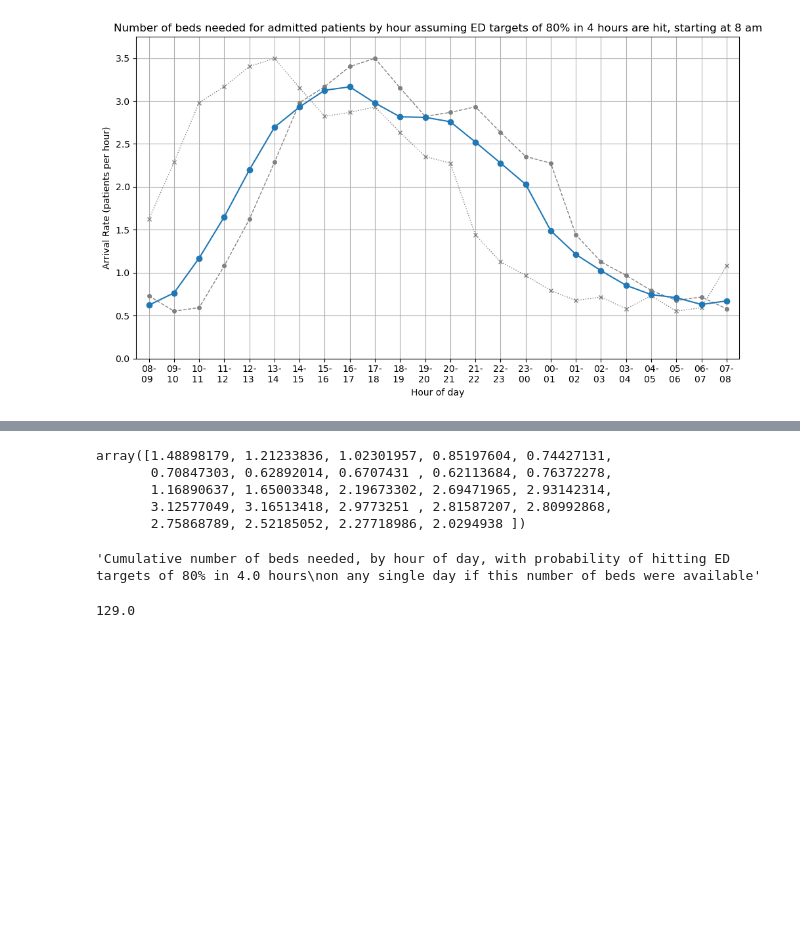
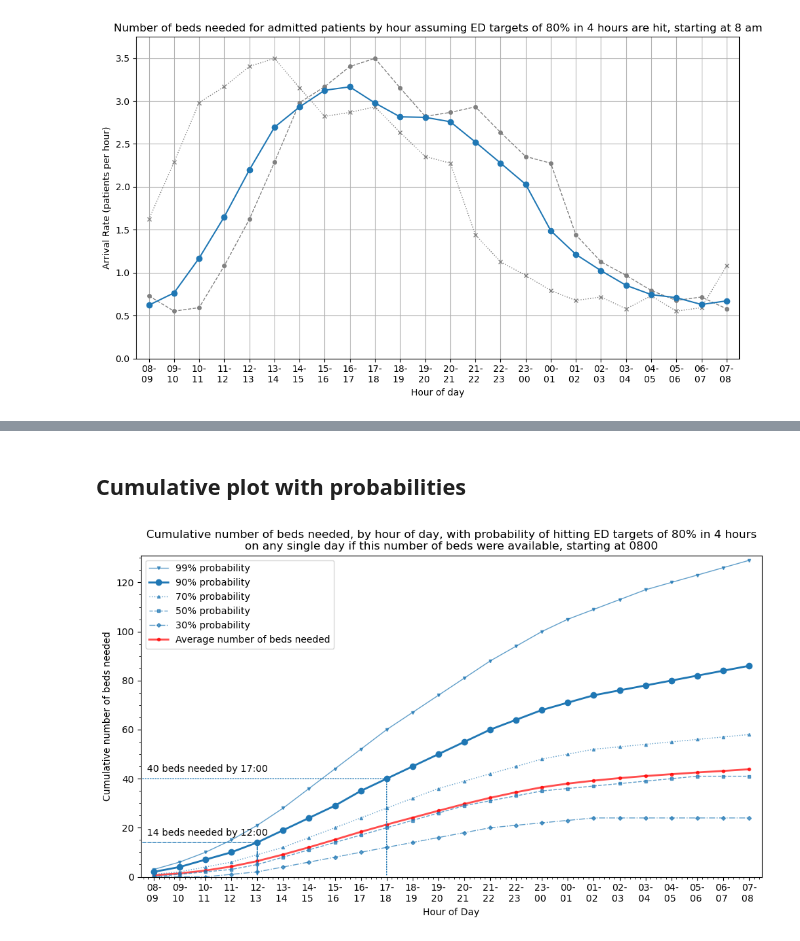
Before and after one commit to zmek/patientflow, a Jupyter notebook: notebooks/experiments/Modelling_to_show_true_demand_by_spec.ipynb, the cells around one changed output, grey strips where cells are left out. Cells and saved outputs as stored; diff of their text form; code cells hidden in the pictures; blank space fills up the shorter version.

Commit message:
shifted plots by spec

```diff
--- a/notebooks/experiments/Modelling_to_show_true_demand_by_spec.ipynb
+++ b/notebooks/experiments/Modelling_to_show_true_demand_by_spec.ipynb
@@ -643,29 +586,2 @@ array([ 1.48898179,  2.70132015,  3.72433972,  4.57631577,  5.32058708,
-# %%
-poisson_means_sum
-# %% [output]
-array([1.48898179, 1.21233836, 1.02301957, 0.85197604, 0.74427131,
-       0.70847303, 0.62892014, 0.6707431 , 0.62113684, 0.76372278,
-       1.16890637, 1.65003348, 2.19673302, 2.69471965, 2.93142314,
-       3.12577049, 3.16513418, 2.9773251 , 2.81587207, 2.80992868,
-       2.75868789, 2.52185052, 2.27718986, 2.0294938 ])
-# %%
-f'Cumulative number of beds needed, by hour of day, with probability of hitting ED targets of {int(y1*100)}% in {x1} hours\non any single day if this number of beds were available'
-# %% [output]
-'Cumulative number of beds needed, by hour of day, with probability of hitting ED targets of 80% in 4.0 hours\non any single day if this number of beds were available'
-# %%
-poisson_means_sum_reindexed = list(poisson_means_sum)[start_plot_index:] + list(poisson_means_sum)[0:start_plot_index]
-hour_labels_reindexed = list(hour_labels)[start_plot_index:] + list(hour_labels)[0:start_plot_index]
-
-centiles = [0.3, 0.5, 0.7, 0.9, 0.99]
-percentiles = [[] for _ in range(len(centiles))]
-cumulative_value_at_centile = np.zeros(len(centiles))
-
-for hour_of_day in range(0, len(poisson_means_sum_reindexed)):
-    for i in range(0,len(centiles)):
-        value_at_centile = stats.poisson.ppf(centiles[i], poisson_means_sum_reindexed[hour_of_day])
-        cumulative_value_at_centile[i] += value_at_centile
-        percentiles[i].append(value_at_centile)
-
-sum(percentiles[4])
-# %% [output]
-129.0
+# %% [markdown]
+## Cumulative plot with probabilities
@@ -671,0 +675,9 @@ sum(percentiles[4])
+# %%
+title = f'Cumulative number of beds needed, by hour of day, with probability of hitting ED targets of {int(y1*100)}% in {int(x1)} hours\non any single day if this number of beds were available'
+# plot_final(hour_labels, poisson_means_sum, title)
+
+
+title = f'Cumulative number of beds needed, by hour of day, with probability of hitting ED targets of {int(y1*100)}% in {int(x1)} hours\non any single day if this number of beds were available, starting at 0800'
+plot_final(hour_labels, poisson_means_sum, title, start_plot_index = 8)
+# %% [output]
+[figure, added]
```
Also changed, not shown: parts of 21 cells of this notebook, 6 other files.
